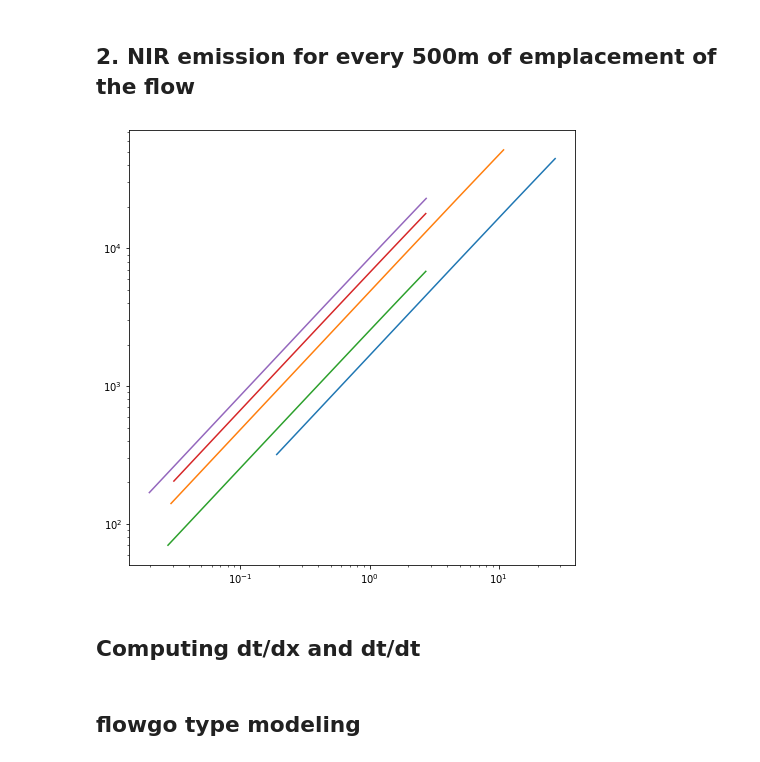
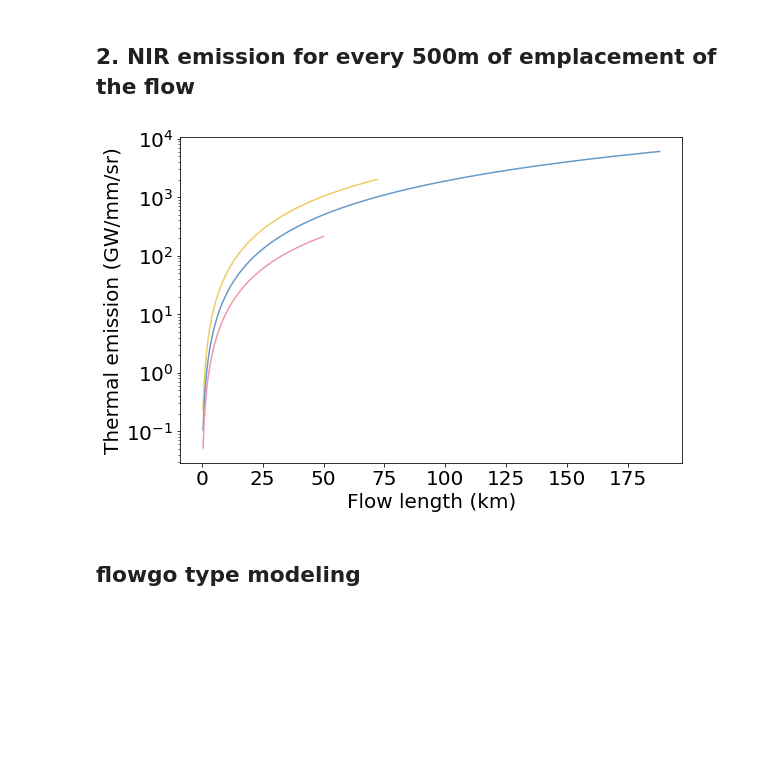
Before and after one commit to iganache/lavatherm1D, a Jupyter notebook: flow_advancement_cooling.ipynb, the cells around one changed output. Saved outputs shown, nothing was run; the diff lists cells and outputs as text; code cells hidden in the pictures; blank space fills up the shorter version.

Commit message:
added plots

```diff
--- a/flow_advancement_cooling.ipynb
+++ b/flow_advancement_cooling.ipynb
@@ -80,0 +99,20 @@ for i in range(len(flows)):
+# %%
+xfield = flows_df["area_plan"]/1e6
+xlabel = "Planimetric area sq. km."
+ylabel = "Emplacement time (days)"
+fs = 20
+
+
+fig, ax = plt.subplots(1,1)
+# fig.set_size_inches(8, 8)
+
+ax.scatter(xfield, flows_df["tcool"]/3600/24, s = 60, color = "#994455", label = "Venus")
+ax.scatter(xfield, flows_df["tcool_e"]/3600/24, s = 60, color = "k", label = "Earth")
+
+ax.set_xlabel(xlabel, fontsize = fs)
+ax.set_ylabel(ylabel, fontsize = fs)
+plt.xticks(fontsize = fs)
+plt.yticks(fontsize = fs)
+plt.legend(fontsize=fs)
+plt.semilogy()
+plt.show()
@@ -92,28 +132,39 @@ def planck(wav, T):
 # %%
 delx = 500
 wav = 1.02e-6
-plt.figure(figsize = (8,8))
 
-for i in range(len(flows)):
-    segments = np.arange(1*delx, flows[i]["length"], delx)
-    duration = segments / flows[i]["vel_avg"]
-    Tcore = Tlava - segments*flows[i]["dTdx"]
+
+fig, ax = plt.subplots(1,1)
+fig.set_size_inches(9, 6)
+colors = ["#eecc66", "#6699cc", "#ee99aa"]
+
+for i in range(len(flows_df)):
+    segments = np.arange(1*delx, flows_df.iloc[i]["length"], delx)
+    segments = np.append(segments, flows_df.iloc[i]["length"])
+    duration = segments / flows_df.iloc[i]["vel_avg"]
+    Tcore = Tlava - segments*flows_df.iloc[i]["dTdx"]
     Tsurf = Tcrust*fcrust + Tcore*(1-fcrust)
-    total_power_output = flows[i]["width"]*segments * emis_lava * sigmaB * Tsurf
+    total_power_output = flows_df.iloc[i]["width"]*segments * emis_lava * sigmaB * Tsurf
     thermal_emision = flows[i]["width"] *segments * planck(wav, Tsurf)/1e6
-    thermal_emision_excess = flows[i]["width"] *segments * (planck(wav, Tsurf) - planck(wav, Tatm_venus))/1e6
+    thermal_emision_excess = flows_df.iloc[i]["width"] *segments * (planck(wav, Tsurf) - planck(wav, Tatm_venus))/1e6
     cum_thermal_emission = np.cumsum(thermal_emision)
     cum_thermal_emission_excess = np.cumsum(thermal_emision_excess)
 
-    plt.plot(duration/24/3600, total_power_output)
+    Tcore_e = Tlava - segments*flows_df.iloc[i]["dTdx_e"]
+    Tsurf_e = Tcrust*fcrust + Tcore_e*(1-fcrust)
 
-plt.semilogx()
+    ax.plot(segments/1e3, cum_thermal_emission/1e9, color = colors[i])
+#     ax.plot(segments/1e3, Tsurf_e, color = colors[i], linestyle = "--")
+
+
+ax.set_xlabel("Flow length (km)", fontsize = fs)
+ax.set_ylabel("Thermal emission (GW/mm/sr)", fontsize = fs)
+plt.xticks(fontsize = fs)
+plt.yticks(fontsize = fs)
 plt.semilogy()
 plt.show()
 # %% [output]
-[figure, old version]
+[figure, new version]
-# %% [markdown]
-## Computing dt/dx and dt/dt
 # %% [markdown]
 ## flowgo type modeling ##
 # %%
```
Also changed, not shown: parts of 4 cells of this notebook.
